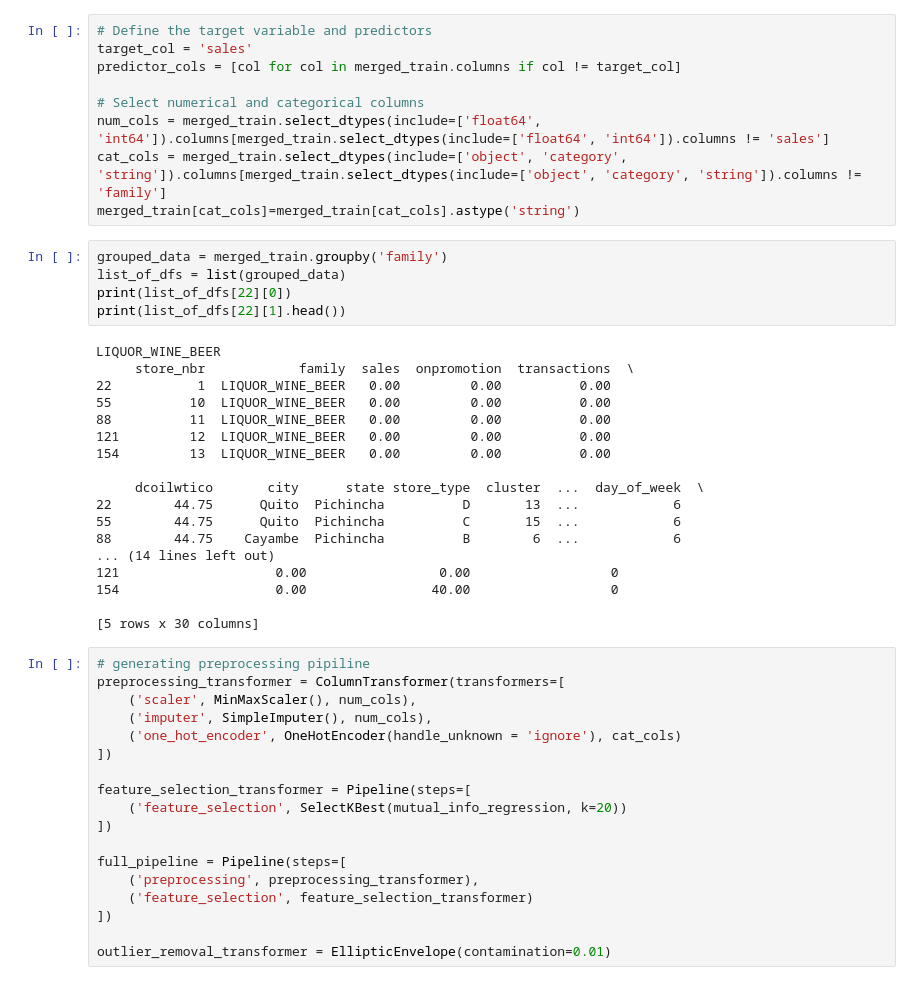
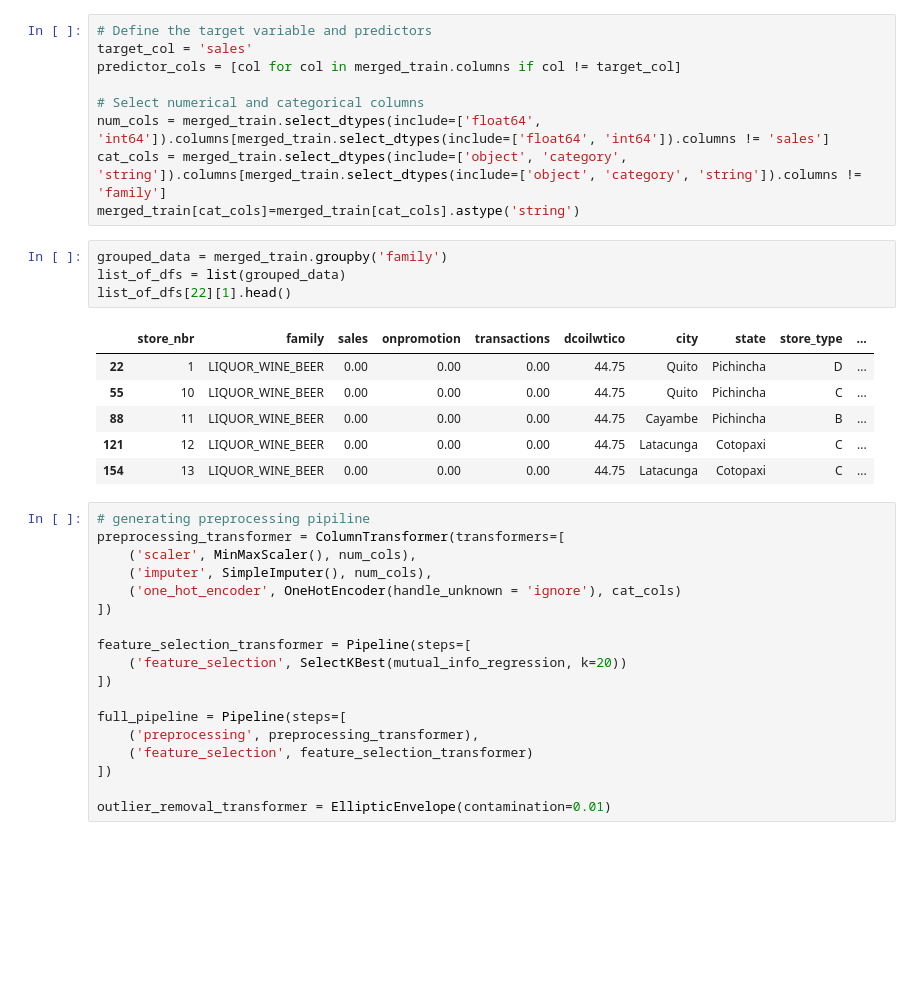
Before and after one commit to overthemoon0/Multiple-Time-Series-Store-sales-prediction-using-PyCaret, a Jupyter notebook: time-series-store-sales.ipynb, the cells around one changed output. Cells and saved outputs as stored; diff of their text form; blank space fills up the shorter version.

```diff
--- a/time-series-store-sales.ipynb
+++ b/time-series-store-sales.ipynb
@@ -812,26 +795,14 @@ merged_train[cat_cols]=merged_train[cat_cols].astype('string')
 # %%
 grouped_data = merged_train.groupby('family')
 list_of_dfs = list(grouped_data)
-print(list_of_dfs[22][0])
-print(list_of_dfs[22][1].head())
+list_of_dfs[22][1].head()
 # %% [output]
-LIQUOR_WINE_BEER
-     store_nbr            family  sales  onpromotion  transactions  \
-22           1  LIQUOR_WINE_BEER   0.00         0.00          0.00
-55          10  LIQUOR_WINE_BEER   0.00         0.00          0.00
-88          11  LIQUOR_WINE_BEER   0.00         0.00          0.00
-121         12  LIQUOR_WINE_BEER   0.00         0.00          0.00
-154         13  LIQUOR_WINE_BEER   0.00         0.00          0.00
-
-     dcoilwtico       city      state store_type  cluster  ...  day_of_week  \
-22        44.75      Quito  Pichincha          D       13  ...            6
-55        44.75      Quito  Pichincha          C       15  ...            6
-88        44.75    Cayambe  Pichincha          B        6  ...            6
-... (14 lines left out)
-121                    0.00                 0.00                  0
-154                    0.00                40.00                  0
-
-[5 rows x 30 columns]
+|  | store_nbr | family | sales | onpromotion | transactions | dcoilwtico | city | state | store_type | ... |
+| 22 | 1 | LIQUOR_WINE_BEER | 0.00 | 0.00 | 0.00 | 44.75 | Quito | Pichincha | D | ... |
+| 55 | 10 | LIQUOR_WINE_BEER | 0.00 | 0.00 | 0.00 | 44.75 | Quito | Pichincha | C | ... |
+| 88 | 11 | LIQUOR_WINE_BEER | 0.00 | 0.00 | 0.00 | 44.75 | Cayambe | Pichincha | B | ... |
+| 121 | 12 | LIQUOR_WINE_BEER | 0.00 | 0.00 | 0.00 | 44.75 | Latacunga | Cotopaxi | C | ... |
+| 154 | 13 | LIQUOR_WINE_BEER | 0.00 | 0.00 | 0.00 | 44.75 | Latacunga | Cotopaxi | C | ... |
 # %%
 # generating preprocessing pipiline
 preprocessing_transformer = ColumnTransformer(transformers=[
```
Also changed, not shown: parts of 30 cells of this notebook.
